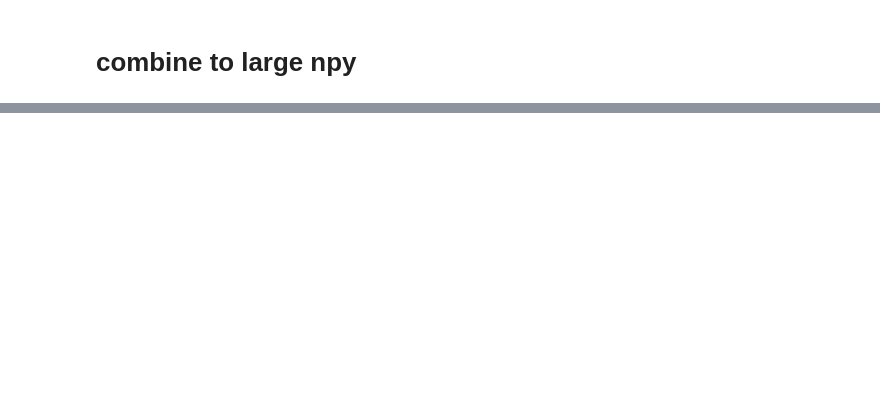
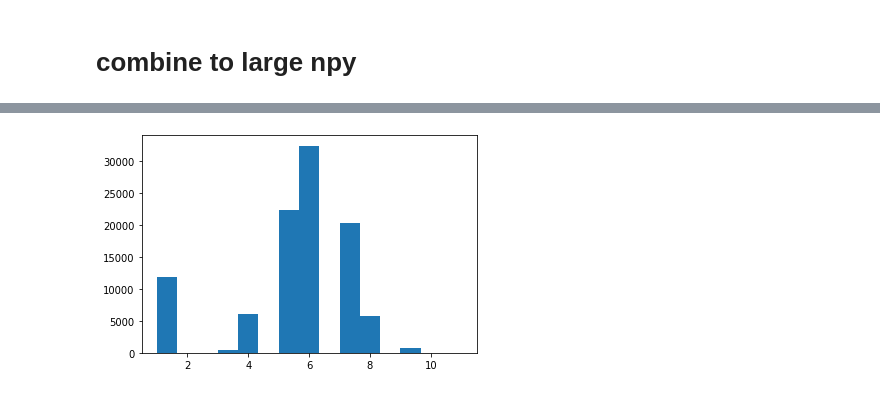
Before and after one commit to lanluo9/bio_simCLR, a Jupyter notebook: scanpath_pipeline/DeepGaze3_predict_scanpath_py.ipynb, the cells around one changed output, grey strips where cells are left out. Cells and saved outputs as stored; diff of their text form; code cells hidden in the pictures; blank space fills up the shorter version.

```diff
--- a/scanpath_pipeline/DeepGaze3_predict_scanpath_py.ipynb
+++ b/scanpath_pipeline/DeepGaze3_predict_scanpath_py.ipynb
@@ -50,0 +81,2 @@ plt.imshow(scanpath_arr[88126, :, :]); # all zeros from 88127 onwards (included)
+# %%
+scanpath_arr = np.floor(scanpath_arr / 255 * 95)
@@ -50,0 +99,27 @@ plt.imshow(scanpath_arr[88126, :, :]); # all zeros from 88127 onwards (included)
+# %%
+legit_nfix = []
+for i in tqdm(range(dataset_len)): # dataset_len
+    scanpath_img = scanpath_arr[i, :, :]
+    scanpath_img_legit = [[0,0]] # legit sampling center points
+    for ifix in range(nfix_total):
+
+        if (scanpath_img[ifix, 0] < sampling_bdr) or (scanpath_img[ifix, 0] > img_side-sampling_bdr) \
+        or (scanpath_img[ifix, 1] < sampling_bdr) or (scanpath_img[ifix, 1] > img_side-sampling_bdr):
+            scanpath_img[ifix, 0] = 0 # out of border fixation, set to 0
+            scanpath_img[ifix, 1] = 0
+            # print(scanpath_img[ifix, :], 'set to 0')
+
+        if scanpath_img[ifix, 0] != 0: # not out of border
+            distance_ifix = [np.sqrt((scanpath_img[ifix, 0] - pnt[0])**2 + (scanpath_img[ifix, 1] - pnt[1])**2) for pnt in scanpath_img_legit]
+            if np.all(np.array(distance_ifix) >= distance_min):
+                # print(distance_ifix)
+                scanpath_img_legit.append(scanpath_img[ifix, :])
+            else:
+                scanpath_img[ifix, 0] = 0 # not far enough from legit fixation points, set to 0
+                scanpath_img[ifix, 1] = 0
+    # print(len(scanpath_img_legit))
+    legit_nfix.append(len(scanpath_img_legit))
+# %%
+plt.hist(legit_nfix, bins=15);
+# %% [output]
+[figure, added]
```
Also changed, not shown: parts of 8 cells of this notebook.
